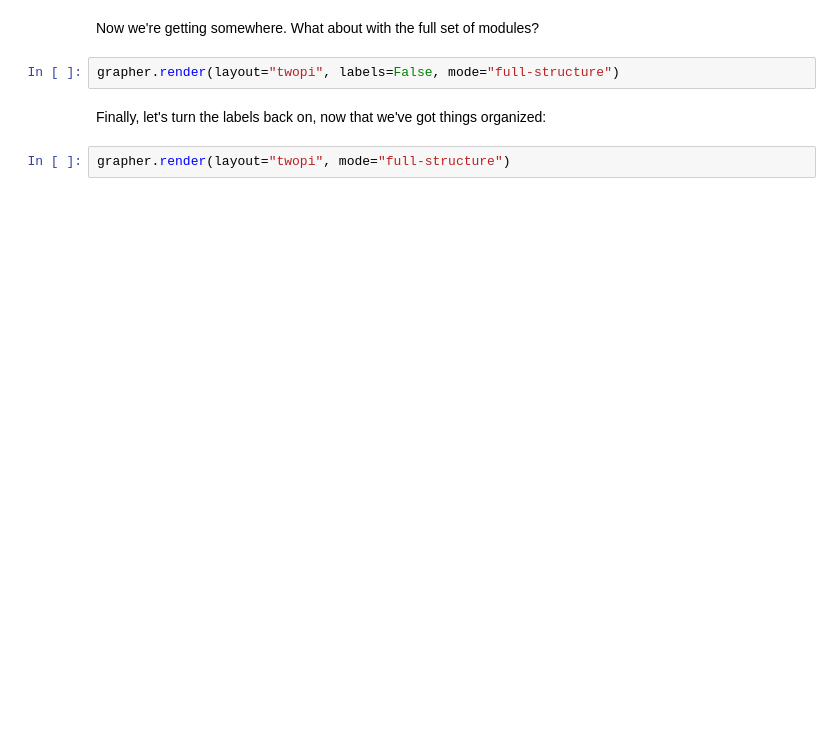
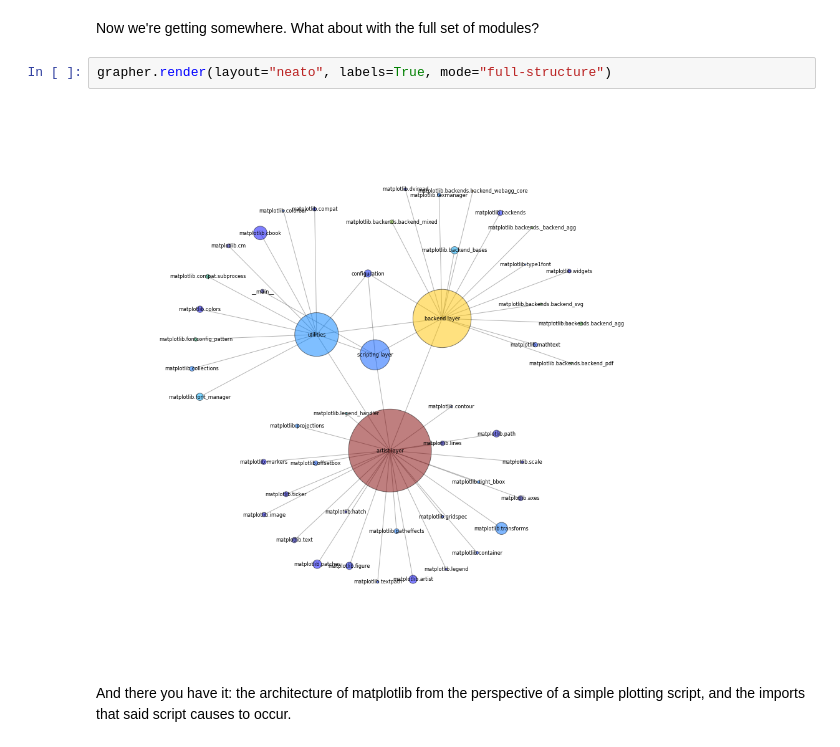
Before and after one commit to thorgisl/em-sample-notebook, a Jupyter notebook: notebooks/mmpl-arch.ipynb, the cells around one changed output. Saved outputs shown, nothing was run; the diff lists cells and outputs as text; blank space fills up the shorter version.

```diff
--- a/notebooks/mmpl-arch.ipynb
+++ b/notebooks/mmpl-arch.ipynb
@@ -206,8 +201,8 @@ grapher.render(layout="twopi", labels=False, mode="simple-structure")
 # %% [markdown]
 Now we're getting somewhere. What about with the full set of modules?
 # %%
-grapher.render(layout="twopi", labels=False, mode="full-structure")
+grapher.render(layout="neato", labels=True, mode="full-structure")
+# %% [output]
+[figure, added]
-# %% [markdown]
-Finally, let's turn the labels back on, now that we've got things organized:
-# %%
-grapher.render(layout="twopi", mode="full-structure")
+# %% [markdown]
+And there you have it: the architecture of matplotlib from the perspective of a simple plotting script, and the imports that said script causes to occur.
```
Also changed, not shown: parts of 8 cells of this notebook.
